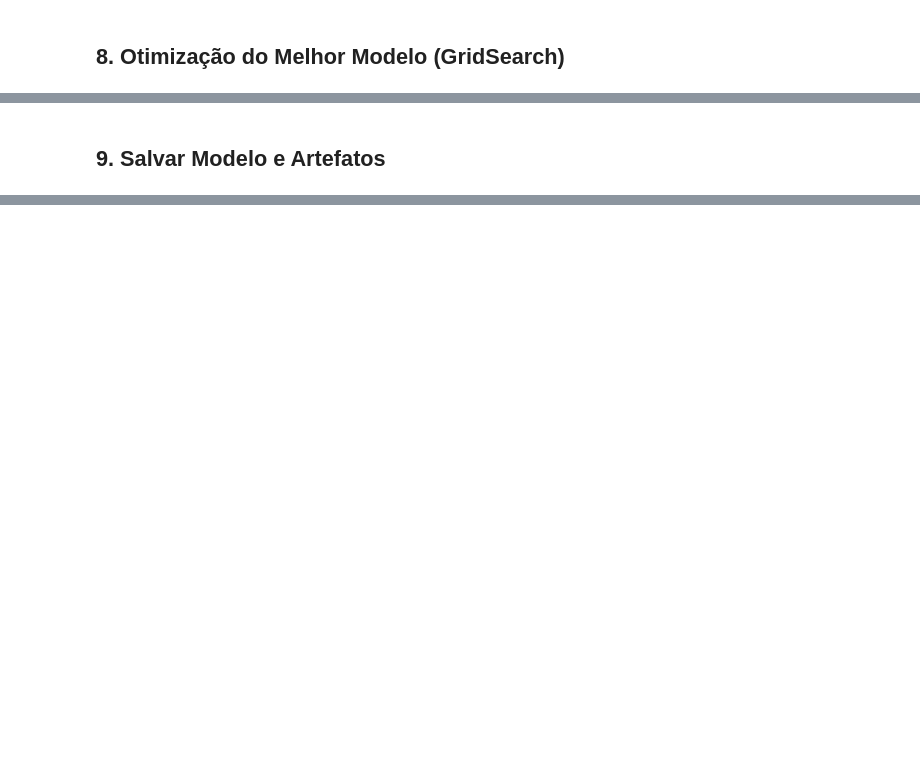
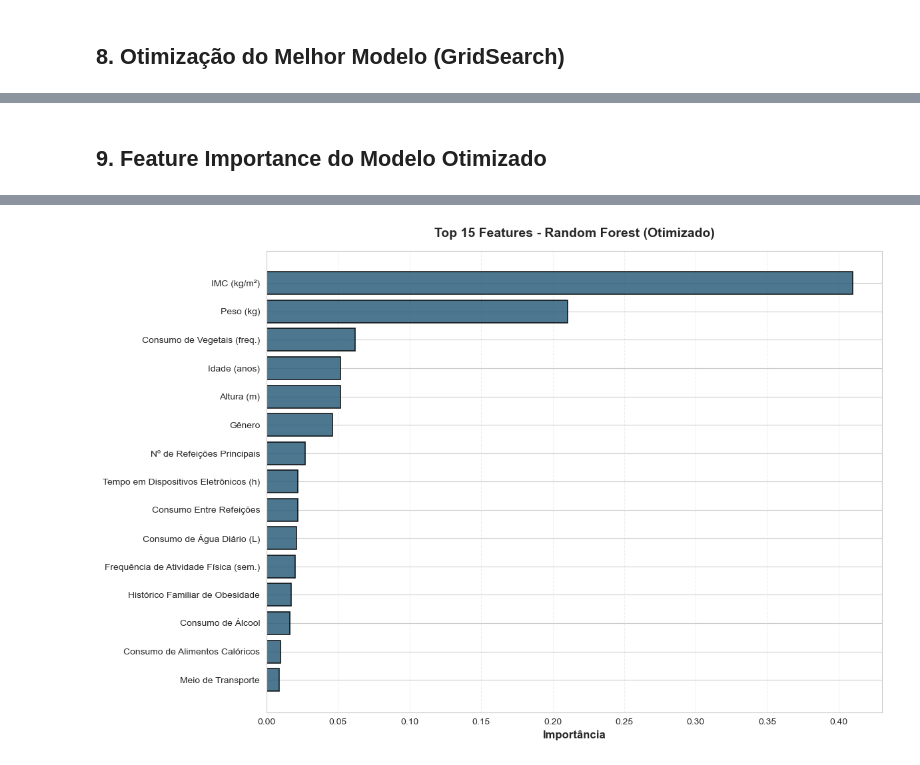
Before and after one commit to nykosx/fiap-tech-challenge-fase4, a Jupyter notebook: notebooks/02_model_training.ipynb, the cells around one changed output, grey strips where cells are left out. Cells and saved outputs as stored; diff of their text form; code cells hidden in the pictures; blank space fills up the shorter version.

```diff
--- a/notebooks/02_model_training.ipynb
+++ b/notebooks/02_model_training.ipynb
@@ -391,41 +440,44 @@ else:
 # %% [markdown]
-## 9. Salvar Modelo e Artefatos
+## 9. Feature Importance do Modelo Otimizado
 # %%
-# Salvar modelo treinado
-model_path = '../models/best_model.pkl'
-joblib.dump(best_model, model_path)
-print(f"✅ Modelo salvo em: {model_path}")
+if hasattr(best_model, 'feature_importances_'):
+    feature_importance_optimized = pd.DataFrame({
+        'Feature': X_scaled.columns,
+        'Feature_PT': [translate_variable(col) for col in X_scaled.columns],
+        'Importance': best_model.feature_importances_
+    }).sort_values('Importance', ascending=False)
 
-# Salvar encoders
-encoders_path = '../models/label_encoders.pkl'
-joblib.dump(label_encoders, encoders_path)
-print(f"✅ Label Encoders salvos em: {encoders_path}")
+    print("\nIMPORTÂNCIA DAS FEATURES (MODELO OTIMIZADO):")
+    print("="*80)
+    print(feature_importance_optimized[['Feature_PT', 'Importance']].to_string(index=False))
+    print("="*80)
 
-# Salvar target encoder
-target_encoder_path = '../models/target_encoder.pkl'
-joblib.dump(le_target, target_encoder_path)
-print(f"✅ Target Encoder salvo em: {target_encoder_path}")
+    plt.figure(figsize=(12, 8))
+    top_features_opt = feature_importance_optimized.head(15)
+    plt.barh(top_features_opt['Feature_PT'], top_features_opt['Importance'],
+             color=SECONDARY_COLOR, edgecolor='black', alpha=0.85, linewidth=1.2)
+    plt.xlabel('Importância', fontsize=12, fontweight='bold')
+    plt.title(f'Top 15 Features - {best_model_name} (Otimizado)',
+              fontsize=14, fontweight='bold', pad=15)
+    plt.gca().invert_yaxis()
+    plt.grid(axis='x', alpha=0.3, linestyle='--')
+    plt.tight_layout()
+    plt.show()
 
-# Salvar scaler
-scaler_path = '../models/scaler.pkl'
-joblib.dump(scaler, scaler_path)
-print(f"✅ Scaler salvo em: {scaler_path}")
+    print("\nTOP 5 FEATURES:")
+    print("="*80)
+    for i, row in feature_importance_optimized.head(5).iterrows():
+        print(f"  {row['Feature_PT']}: {row['Importance']*100:.2f}%")
 
-# Salvar lista de features
-features_path = '../models/feature_names.pkl'
-joblib.dump(X_scaled.columns.tolist(), features_path)
-print(f"✅ Feature names salvos em: {features_path}")
+    anthro_features = ['Height', 'Weight', 'BMI']
+    anthro_importance = feature_importance_optimized[
+        feature_importance_optimized['Feature'].isin(anthro_features)
+    ]['Importance'].sum()
 
-# Salvar métricas do modelo
-metrics_path = '../models/model_metrics.pkl'
-model_metrics = {
-    'model_name': best_model_name,
-    'accuracy': optimized_accuracy if 'optimized_accuracy' in locals() else best_accuracy/100,
-    'results_df': results_df
-}
-joblib.dump(model_metrics, metrics_path)
-print(f"✅ Métricas salvas em: {metrics_path}")
-
-print("\n" + "="*80)
-print("🎉 TODOS OS ARTEFATOS SALVOS COM SUCESSO!")
-print("="*80)
+    print(f"\nImportância combinada Height/Weight/BMI: {anthro_importance*100:.2f}%")
+    if anthro_importance > 0.5:
+        print("⚠️ Features antropométricas dominam a predição (>50%)")
+    print("="*80)
+else:
+    print(f"\n{best_model_name} não possui feature_importances_")
+# %% [output]
@@ -431,0 +501 @@ print("="*80)
+[figure, added]
```
Also changed, not shown: parts of 24 cells of this notebook, 32 other files.
